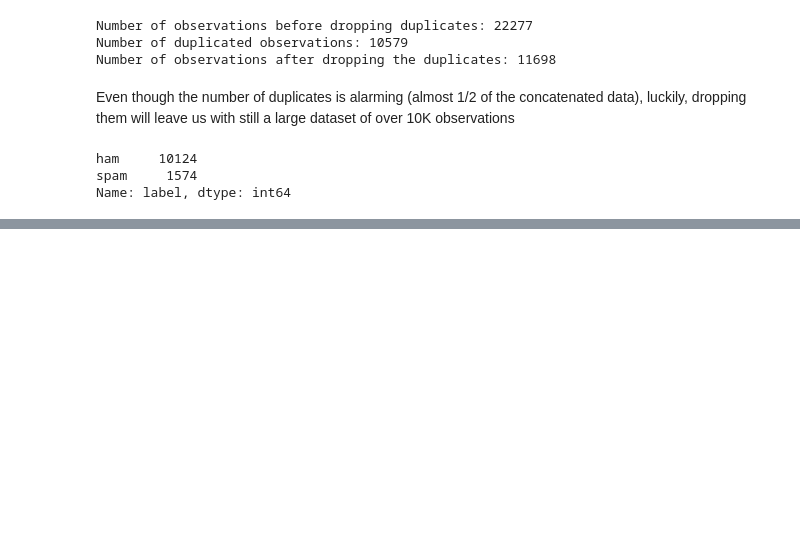
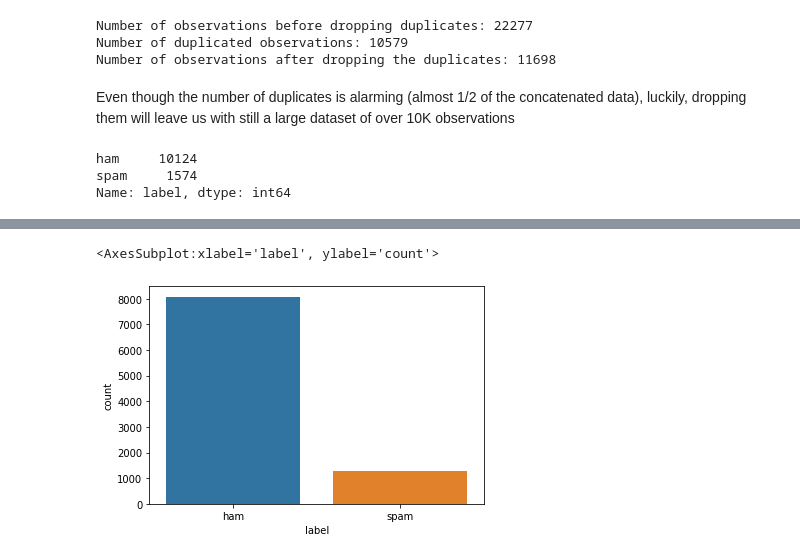
Before and after one commit to SWE-Ahmed/spam-ham-model, a Jupyter notebook: model/spam_ham_model.ipynb, the cells around one changed output, grey strips where cells are left out. Cells and saved outputs as stored; diff of their text form; code cells hidden in the pictures; blank space fills up the shorter version.

Commit message:
applied oversampling

```diff
--- a/model/spam_ham_model.ipynb
+++ b/model/spam_ham_model.ipynb
@@ -101,0 +119,13 @@ Name: label, dtype: int64
+# %%
+# prepare smote instance along with data splits for oversampling
+sm = SMOTEN(random_state=42)
+X = sms_big.message
+y = sms_big.label
+X_train, X_test, y_train, y_test = train_test_split(X, y, test_size=0.2, random_state=42)
+# %%
+# training data before oversampling
+train_df = pd.concat([X_train, y_train], axis=1)
+sns.countplot(x='label', data=train_df)
+# %% [output]
+<AxesSubplot:xlabel='label', ylabel='count'>
+[figure, added]
```
Also changed, not shown: parts of 11 cells of this notebook.
